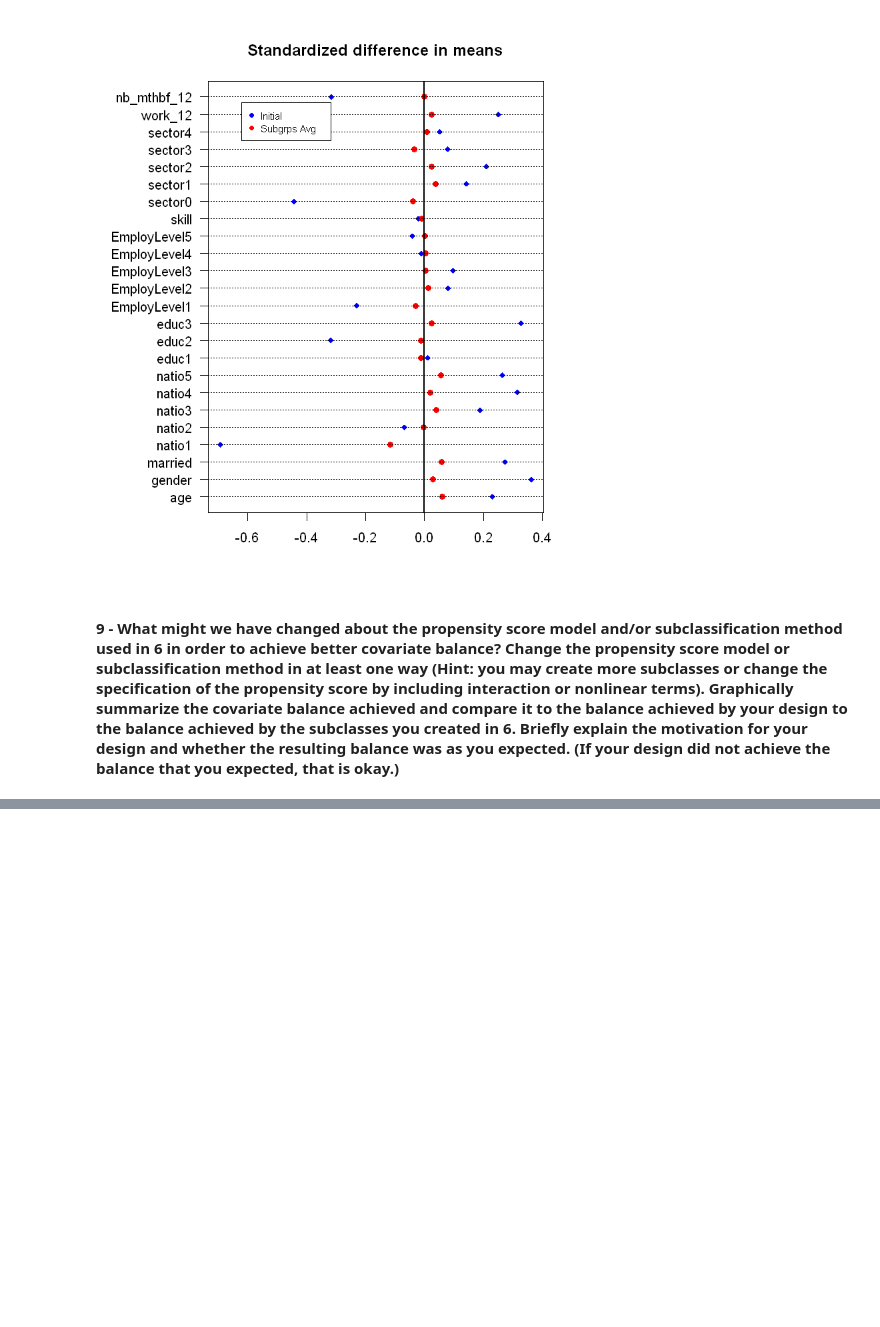
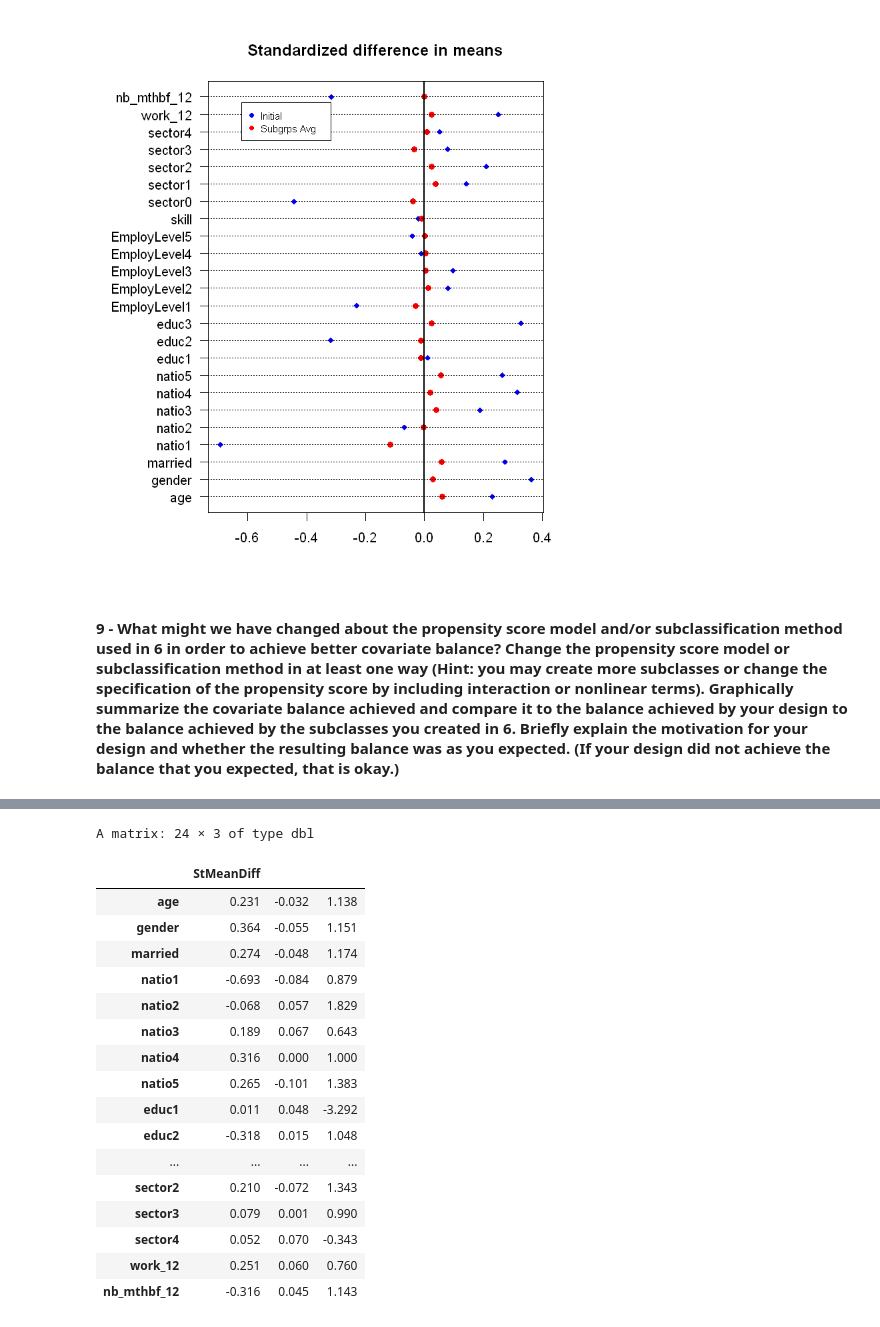
Before and after one commit to peppusnight/BayesianInference, a Jupyter notebook: Assignment_Mealli/Luxembourg_Training_Program.ipynb, the cells around one changed output, grey strips where cells are left out. Cells and saved outputs as stored; diff of their text form; code cells hidden in the pictures; blank space fills up the shorter version.

```diff
--- a/Assignment_Mealli/Luxembourg_Training_Program.ipynb
+++ b/Assignment_Mealli/Luxembourg_Training_Program.ipynb
@@ -201,13 +202,27 @@ model_ps_trim = glm(TREAT~., data=X_treat_trim, family=binomial(link=logit)) # E
 log_ps_trim = predict.glm(model_ps_trim)
 pscore_trim = model_ps_trim$fitted
 
-breaks = quantile(log_ps_trim, c(0.72, 0.86, 0.925, 0.97)) # Definition of the 5 breaks
+ps_table_results = function(breaks, log_ps_trim, X_trim,  Z_trim, min_in_breaks = FALSE, max_in_breaks = FALSE){
+    bins = rep(NA,nrow(X_trim))
 
-ps_table_results = function(breaks, log_ps_trim, X_trim,  Z_trim){
-    bins = rep(NA,nrow(X_trim))
-    prev_i = min(log_ps_trim)-0.1
+    if (min_in_breaks==TRUE){
+        prev_i = breaks[1]
+        breaks = breaks[2:length(breaks)]
+    }
+    else{
+        prev_i = min(log_ps_trim)-0.000001
+    }
+
+    if (max_in_breaks==TRUE){
+        new_breaks = breaks
+    }
+    else{
+        new_breaks = c(breaks,max(log_ps_trim)+0.000001)
+    }
+
+
     j = 1
-    for (i in c(breaks,max(log_ps_trim)+0.1)){
+    for (i in new_breaks){
         sel_bin = (log_ps_trim>prev_i & log_ps_trim<=i)
         bins[sel_bin] = j
 
@@ -247,7 +262,7 @@ ps_table_results = function(breaks, log_ps_trim, X_trim,  Z_trim){
     return(list(mean_df=mean_df, var_df=var_df,std_diff_df=std_diff_df, std_diff_ttest_df=std_diff_ttest_df, bins=bins))
     }
 breaks = quantile(log_ps_trim, c(0.72, 0.86, 0.925, 0.97))
-ps_res = ps_table_results(breaks, log_ps_trim, X_trim,  Z_trim)
+ps_res = ps_table_results(breaks, log_ps_trim, X_trim,  Z_trim, min_in_breaks=FALSE, max_in_breaks=FALSE)
 std_diff_df = ps_res$std_diff_df
 bins = ps_res$bins
 table(bins, Z_trim)
@@ -450,0 +481,22 @@ A data.frame: 24 × 6
+# %%
+# Increase balance table
+round(cbind(StMeanDiff,StMeanDiff_block_t_new,(StMeanDiff-StMeanDiff_block_t_new)/StMeanDiff),3)
+# %% [output]
+A matrix: 24 × 3 of type dbl
+|  | StMeanDiff |  |  |
+| age | 0.231 | -0.032 | 1.138 |
+| gender | 0.364 | -0.055 | 1.151 |
+| married | 0.274 | -0.048 | 1.174 |
+| natio1 | -0.693 | -0.084 | 0.879 |
+| natio2 | -0.068 | 0.057 | 1.829 |
+| natio3 | 0.189 | 0.067 | 0.643 |
+| natio4 | 0.316 | 0.000 | 1.000 |
+| natio5 | 0.265 | -0.101 | 1.383 |
+| educ1 | 0.011 | 0.048 | -3.292 |
+| educ2 | -0.318 | 0.015 | 1.048 |
+| ... | ... | ... | ... |
+| sector2 | 0.210 | -0.072 | 1.343 |
+| sector3 | 0.079 | 0.001 | 0.990 |
+| sector4 | 0.052 | 0.070 | -0.343 |
+| work_12 | 0.251 | 0.060 | 0.760 |
+| nb_mthbf_12 | -0.316 | 0.045 | 1.143 |
```
Also changed, not shown: parts of 27 cells of this notebook.
